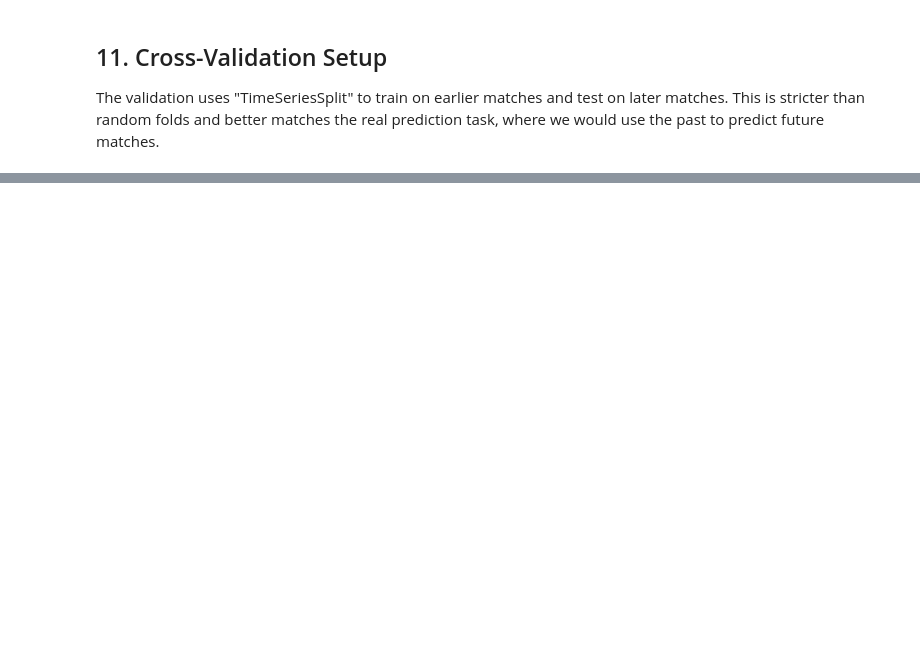
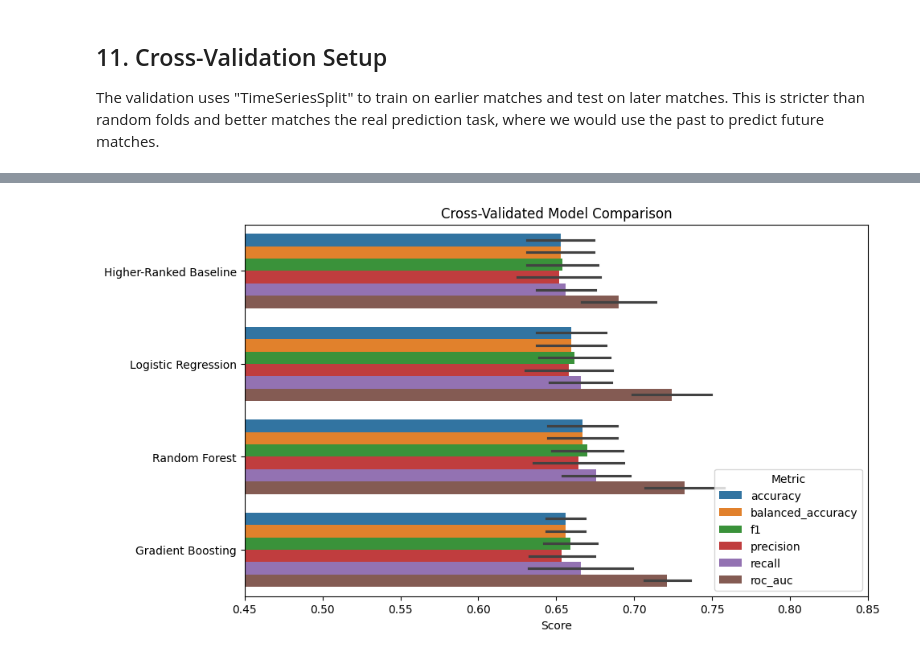
Before and after one commit to wekantakabotdis/CS439-Project, a Jupyter notebook: main.ipynb, the cells around one changed output, grey strips where cells are left out. Drawn from its saved outputs; the diff is of its cells as text; code cells hidden in the pictures; blank space fills up the shorter version.

Commit message:
Modeled logistic regression, random forest, gradient boosting and compared with baseline

```diff
--- a/main.ipynb
+++ b/main.ipynb
@@ -364,0 +585,24 @@ print(y.value_counts(normalize=True).rename("share"))
+# %%
+summary_for_plot = all_fold_scores.melt(
+    id_vars=["model", "fold"],
+    value_vars=["accuracy", "balanced_accuracy", "f1", "precision", "recall", "roc_auc"],
+    var_name="metric",
+    value_name="score"
+)
+
+plt.figure(figsize=(10, 6))
+sns.barplot(
+    data=summary_for_plot,
+    x="score",
+    y="model",
+    hue="metric",
+    errorbar="sd"
+)
+plt.title("Cross-Validated Model Comparison")
+plt.xlabel("Score")
+plt.ylabel("")
+plt.xlim(0.45, 0.85)
+plt.legend(title="Metric", loc="lower right")
+plt.show()
+# %% [output]
+[figure, added]
```
Also changed, not shown: parts of 22 cells of this notebook.
